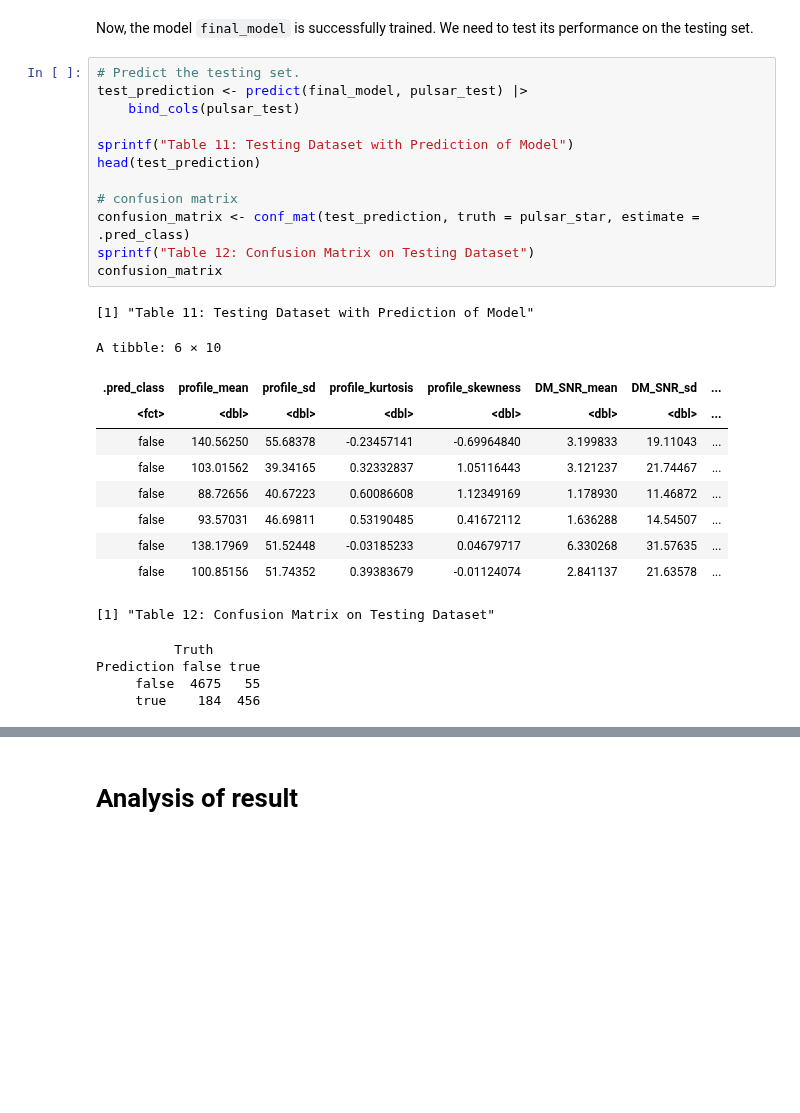
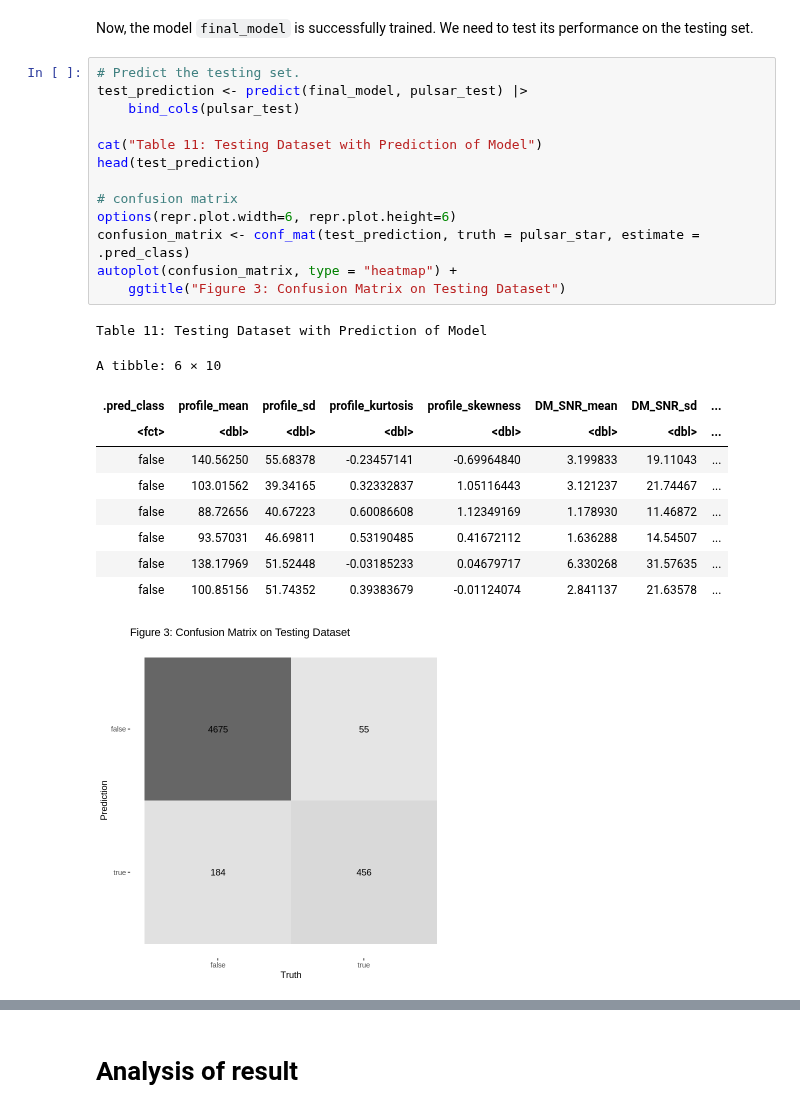
Before and after one commit to Lmh-java/dsci-100-2023w2-group-034, a Jupyter notebook: group_report.ipynb, the cells around one changed output, grey strips where cells are left out. Drawn from its saved outputs; the diff is of its cells as text; blank space fills up the shorter version.

```diff
--- a/group_report.ipynb
+++ b/group_report.ipynb
@@ -342,31 +371,28 @@ Now, the model `final_model` is successfully trained. We need to test its perfor
 # %%
 # Predict the testing set.
 test_prediction <- predict(final_model, pulsar_test) |>
     bind_cols(pulsar_test)
 
-sprintf("Table 11: Testing Dataset with Prediction of Model")
+cat("Table 11: Testing Dataset with Prediction of Model")
 head(test_prediction)
 
 # confusion matrix
+options(repr.plot.width=6, repr.plot.height=6)
 confusion_matrix <- conf_mat(test_prediction, truth = pulsar_star, estimate = .pred_class)
-sprintf("Table 12: Confusion Matrix on Testing Dataset")
-confusion_matrix
+autoplot(confusion_matrix, type = "heatmap") +
+    ggtitle("Figure 3: Confusion Matrix on Testing Dataset")
 # %% [output]
-[1] "Table 11: Testing Dataset with Prediction of Model"
+Table 11: Testing Dataset with Prediction of Model
 A tibble: 6 × 10
 | .pred_class | profile_mean | profile_sd | profile_kurtosis | profile_skewness | DM_SNR_mean | DM_SNR_sd | ... |
 | <fct> | <dbl> | <dbl> | <dbl> | <dbl> | <dbl> | <dbl> | ... |
 | false | 140.56250 | 55.68378 | -0.23457141 | -0.69964840 | 3.199833 | 19.11043 | ... |
 | false | 103.01562 | 39.34165 | 0.32332837 | 1.05116443 | 3.121237 | 21.74467 | ... |
 | false | 88.72656 | 40.67223 | 0.60086608 | 1.12349169 | 1.178930 | 11.46872 | ... |
 | false | 93.57031 | 46.69811 | 0.53190485 | 0.41672112 | 1.636288 | 14.54507 | ... |
 | false | 138.17969 | 51.52448 | -0.03185233 | 0.04679717 | 6.330268 | 31.57635 | ... |
 | false | 100.85156 | 51.74352 | 0.39383679 | -0.01124074 | 2.841137 | 21.63578 | ... |
-[1] "Table 12: Confusion Matrix on Testing Dataset"
-          Truth
-Prediction false true
-     false  4675   55
-     true    184  456
+[figure, added]
 # %%
 # Calculate accuracy, recall, and precision
 pulsar_metrics <- metrics(test_prediction, truth=pulsar_star, estimate=.pred_class) |>
```
Also changed, not shown: parts of 29 cells of this notebook.
